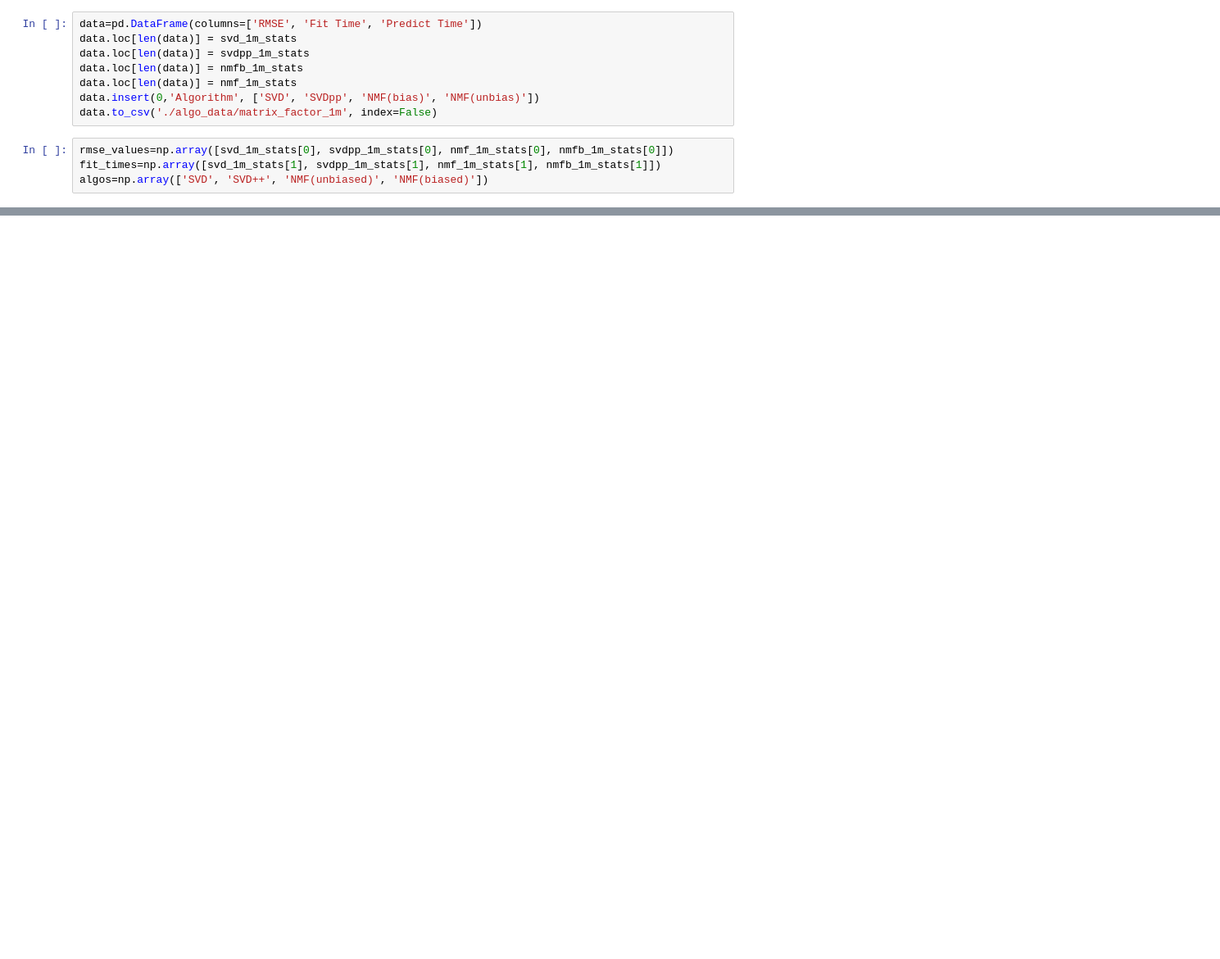
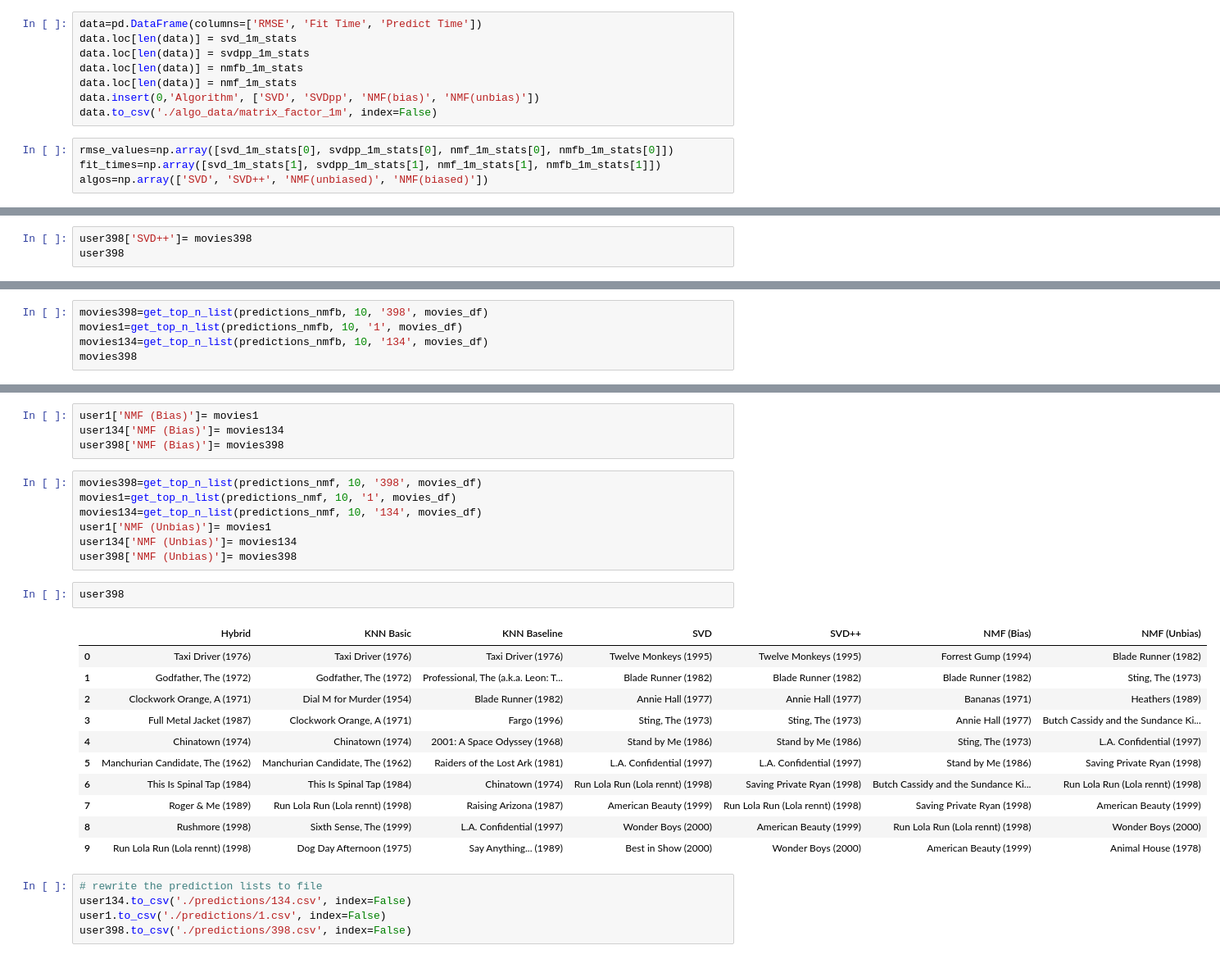
Before and after one commit to harvey1344/FinalProject, a Jupyter notebook: 8.2 Matrix Factorisation on ml1m.ipynb, the cells around one changed output, grey strips where cells are left out. Shown at 82% size. Cells and saved outputs as stored; diff of their text form; blank space fills up the shorter version.

```diff
--- a/8.2 Matrix Factorisation on ml1m.ipynb
+++ b/8.2 Matrix Factorisation on ml1m.ipynb
@@ -197,0 +306,3 @@ plt.show()
+# %%
+user398['SVD++']= movies398
+user398
@@ -197,0 +321,5 @@ plt.show()
+# %%
+movies398=get_top_n_list(predictions_nmfb, 10, '398', movies_df)
+movies1=get_top_n_list(predictions_nmfb, 10, '1', movies_df)
+movies134=get_top_n_list(predictions_nmfb, 10, '134', movies_df)
+movies398
@@ -197,0 +337,30 @@ plt.show()
+# %%
+user1['NMF (Bias)']= movies1
+user134['NMF (Bias)']= movies134
+user398['NMF (Bias)']= movies398
+# %%
+movies398=get_top_n_list(predictions_nmf, 10, '398', movies_df)
+movies1=get_top_n_list(predictions_nmf, 10, '1', movies_df)
+movies134=get_top_n_list(predictions_nmf, 10, '134', movies_df)
+user1['NMF (Unbias)']= movies1
+user134['NMF (Unbias)']= movies134
+user398['NMF (Unbias)']= movies398
+# %%
+user398
+# %% [output]
+|  | Hybrid | KNN Basic | KNN Baseline | SVD | SVD++ | NMF (Bias) | NMF (Unbias) |
+| 0 | Taxi Driver (1976) | Taxi Driver (1976) | Taxi Driver (1976) | Twelve Monkeys (1995) | Twelve Monkeys (1995) | Forrest Gump (1994) | Blade Runner (1982) |
+| 1 | Godfather, The (1972) | Godfather, The (1972) | Professional, The (a.k.a. Leon: T... | Blade Runner (1982) | Blade Runner (1982) | Blade Runner (1982) | Sting, The (1973) |
+| 2 | Clockwork Orange, A (1971) | Dial M for Murder (1954) | Blade Runner (1982) | Annie Hall (1977) | Annie Hall (1977) | Bananas (1971) | Heathers (1989) |
+| 3 | Full Metal Jacket (1987) | Clockwork Orange, A (1971) | Fargo (1996) | Sting, The (1973) | Sting, The (1973) | Annie Hall (1977) | Butch Cassidy and the Sundance Ki... |
+| 4 | Chinatown (1974) | Chinatown (1974) | 2001: A Space Odyssey (1968) | Stand by Me (1986) | Stand by Me (1986) | Sting, The (1973) | L.A. Confidential (1997) |
+| 5 | Manchurian Candidate, The (1962) | Manchurian Candidate, The (1962) | Raiders of the Lost Ark (1981) | L.A. Confidential (1997) | L.A. Confidential (1997) | Stand by Me (1986) | Saving Private Ryan (1998) |
+| 6 | This Is Spinal Tap (1984) | This Is Spinal Tap (1984) | Chinatown (1974) | Run Lola Run (Lola rennt) (1998) | Saving Private Ryan (1998) | Butch Cassidy and the Sundance Ki... | Run Lola Run (Lola rennt) (1998) |
+| 7 | Roger & Me (1989) | Run Lola Run (Lola rennt) (1998) | Raising Arizona (1987) | American Beauty (1999) | Run Lola Run (Lola rennt) (1998) | Saving Private Ryan (1998) | American Beauty (1999) |
+| 8 | Rushmore (1998) | Sixth Sense, The (1999) | L.A. Confidential (1997) | Wonder Boys (2000) | American Beauty (1999) | Run Lola Run (Lola rennt) (1998) | Wonder Boys (2000) |
+| 9 | Run Lola Run (Lola rennt) (1998) | Dog Day Afternoon (1975) | Say Anything... (1989) | Best in Show (2000) | Wonder Boys (2000) | American Beauty (1999) | Animal House (1978) |
+# %%
+# rewrite the prediction lists to file
+user134.to_csv('./predictions/134.csv', index=False)
+user1.to_csv('./predictions/1.csv', index=False)
+user398.to_csv('./predictions/398.csv', index=False)
```
Also changed, not shown: parts of 18 cells of this notebook, 14 other files.
